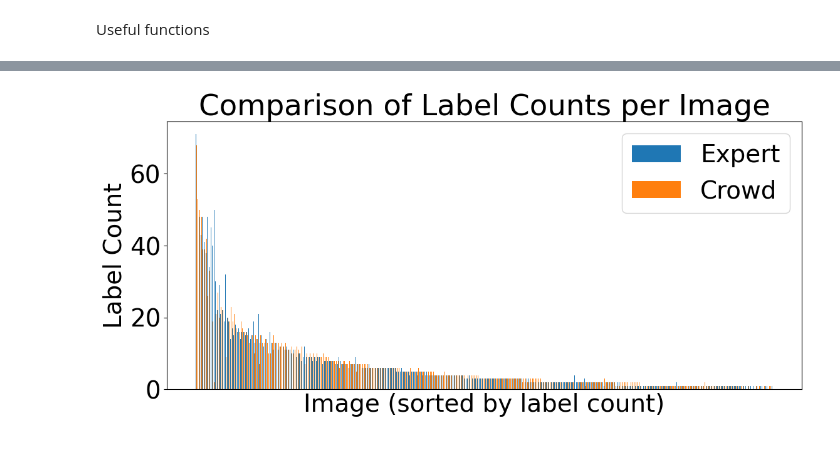
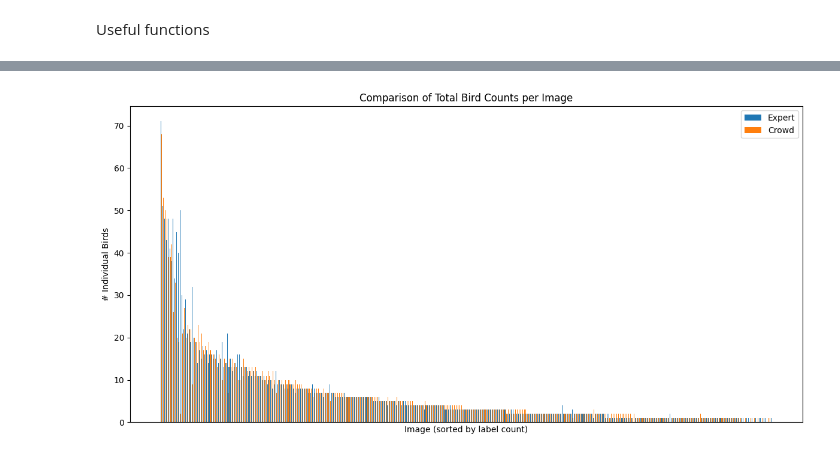
Before and after one commit to rowanoaktree/label-consensus-analysis, a Jupyter notebook: expert_crowd_agreement.ipynb, the cells around one changed output, grey strips where cells are left out. Saved outputs shown, nothing was run; the diff lists cells and outputs as text; code cells hidden in the pictures.

Commit message:
better visualizations

```diff
--- a/expert_crowd_agreement.ipynb
+++ b/expert_crowd_agreement.ipynb
@@ -172,35 +159,35 @@ grouped_file2 = grouped_file2.reindex(filenames, fill_value=0)
 
 # Sort the bars in descending order based on the label count
 sorted_indices = np.argsort(grouped_file1 + grouped_file2)[::-1]
 sorted_filenames = np.array(filenames)[sorted_indices]
 sorted_grouped_file1 = grouped_file1.values[sorted_indices]
 sorted_grouped_file2 = grouped_file2.values[sorted_indices]
 
 # Set up the figure and axes for the bar chart
 fig, ax = plt.subplots(figsize=(12, 6))
 width = 0.35
 index = np.arange(len(filenames))
 
 # Plotting bars for the first file
 p1 = ax.bar(index, sorted_grouped_file1, width, label='Expert')
 
 # Calculate the position for the grouped bars
 index2 = index + width
 
 # Plotting bars for the second file
 p2 = ax.bar(index2, sorted_grouped_file2, width, label='Crowd')
 
 # Customizing the plot
 ax.set_xlabel('Image (sorted by label count)')
-ax.set_ylabel('Label Count')
-ax.set_title('Comparison of Label Counts per Image')
+ax.set_ylabel('# Individual Birds')
+ax.set_title('Comparison of Total Bird Counts per Image')
 ax.set_xticks([])  # Remove x-axis ticks and labels
 
 ax.legend()
 
 plt.tight_layout()
 plt.show()
 # %% [output]
-[figure, old version]
+[figure, new version]
 # %%
 #DISPLAY COUNT COMPARISONS PER CLASS
```
Also changed, not shown: parts of 7 cells of this notebook.
